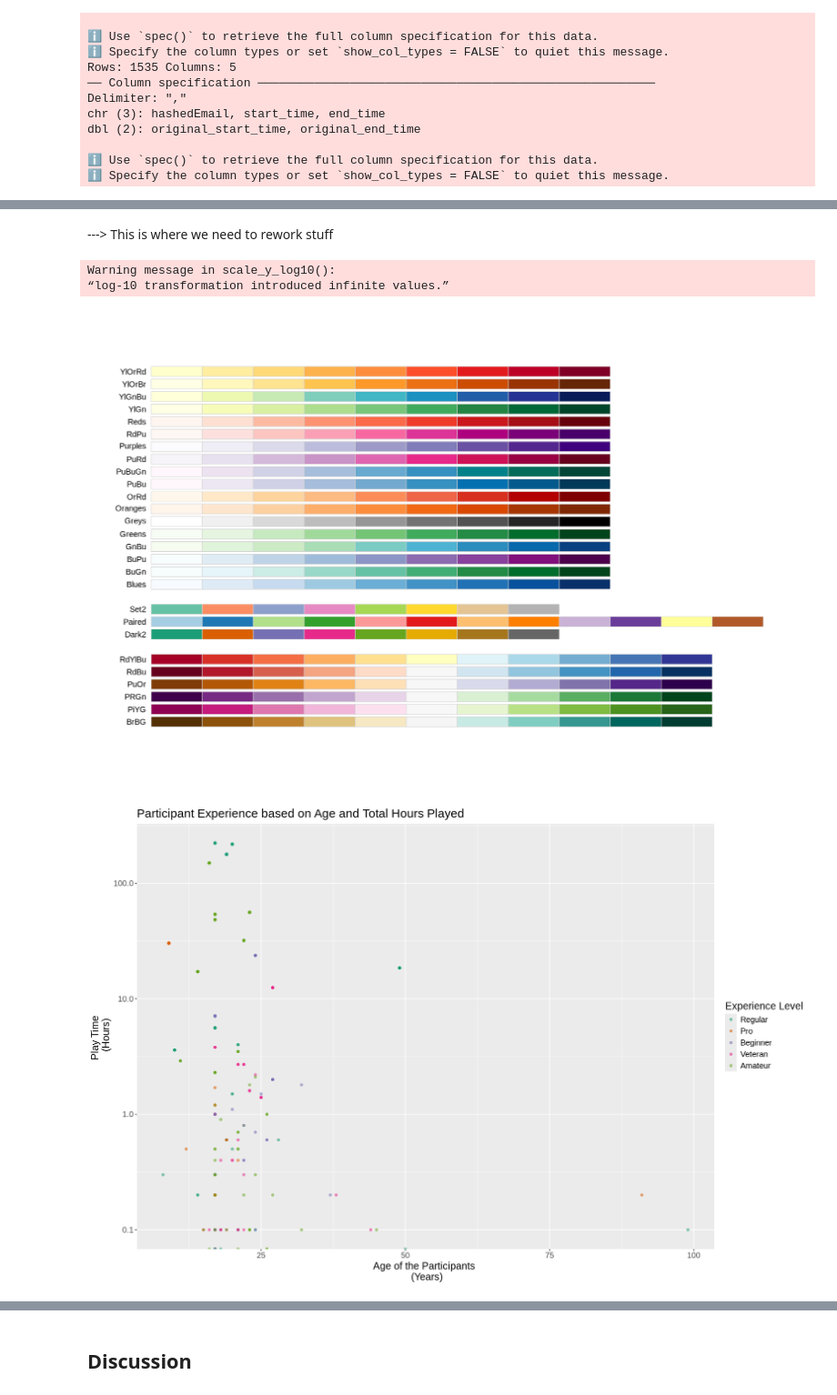
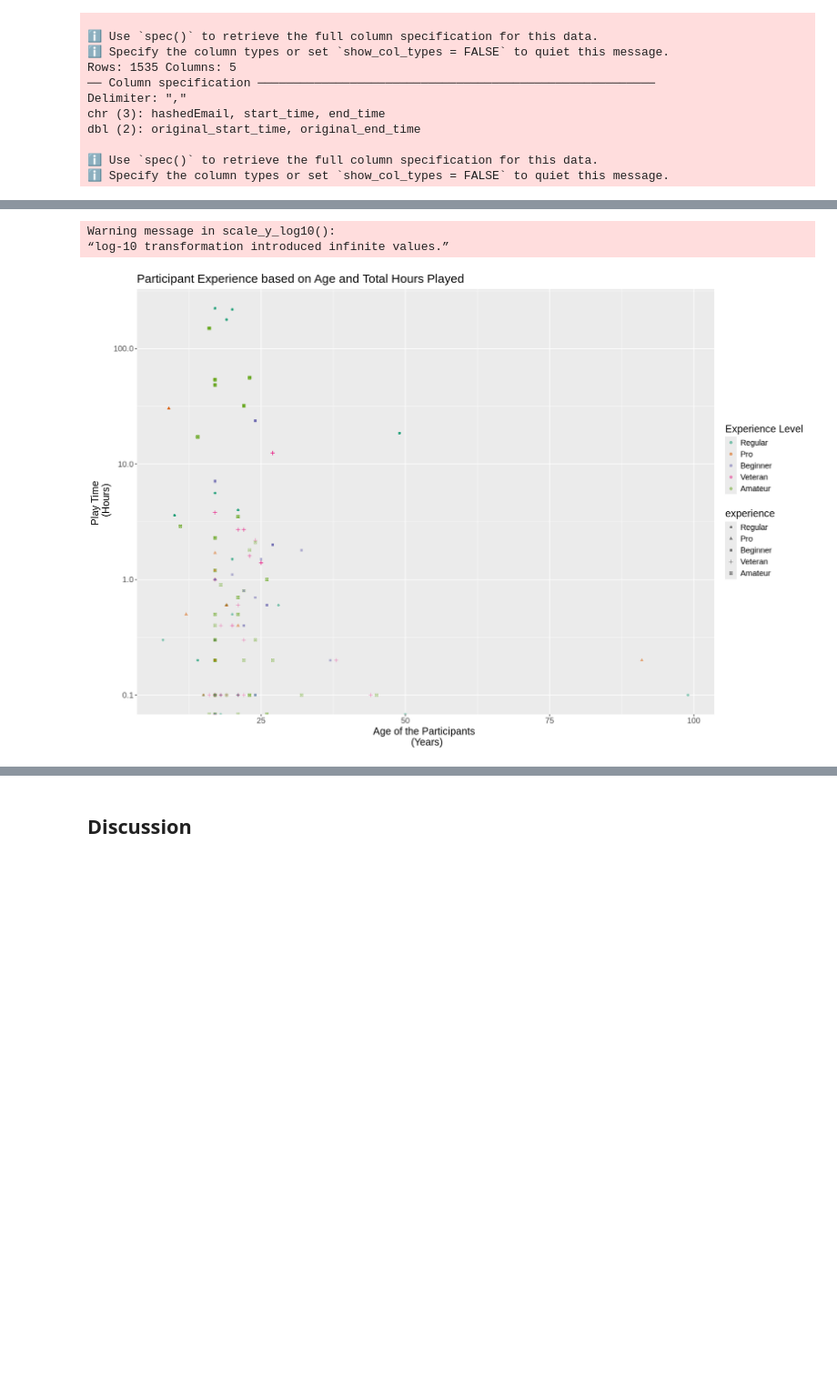
Before and after one commit to EtanSun/DSCI_100_Project, a Jupyter notebook: project.ipynb, the cells around one changed output, grey strips where cells are left out. Shown at 91% size. Cells and saved outputs as stored; diff of their text form; code cells hidden in the pictures; blank space fills up the shorter version.

Commit message:
Methods and Results
Added a narration of the first few steps, need to finish the rest. Currently, we're at 741 words. Stopped at Wrangling.

```diff
--- a/project.ipynb
+++ b/project.ipynb
@@ -103,33 +121,19 @@ dbl (2): original_start_time, original_end_time
 # %%
-#Setting the Seed
+#Setting the seed. (1)
 set.seed (100)
 
+#Wrangling the data - Begin by merging sessions.csv and players.csv together based on matching values of the hashedEmail variable. (2)
+playdate <- merge (x = players, y = sessions, by = "hashedEmail", all = TRUE)
 
-#Wrangling the data - Begin with removing unknown columns in players
-players_no_unknown <- players |>
-select (-individualId, -organizationName)
+#Selecting the columns of interest (experience, played_hours, age). (3)
+playdate_select <- playdate |>
+select (experience, played_hours, age)
 
-#Merging sessions and players_no_unknown together based on matches of the hashedEmail observation
-playdate <- merge (x = players_no_unknown, y = sessions, by = "hashedEmail", all = TRUE)
+#Remove all values of "played_hours" that equal to 0. (4)
+playdate_final <- playdate_select |>
+filter (played_hours > 0)
 
-#Select the columns of interest (experience, played_hours, age, start_time, end_time)
-playdate_select <- playdate |>
-select (experience, played_hours, age, start_time, end_time)
-
-#Remove all instances where the start time or end time is NA. These individuals did not input any time and logged irrelevant playtime data.
-playdate_no_NA <- playdate_select |>
-filter (start_time != "NA", end_time != "NA")
-
-#Convert start_time and end_time to a proper date-time format that R recognizes as dates and times.
- playdate_time <- playdate_no_NA |>
-mutate (start_time = as.POSIXct (start_time, format = "%d/%m/%Y %H:%M")) |>
-mutate (end_time = as.POSIXct (end_time, format = "%d/%m/%Y %H:%M"))
-
-#Obtain the difference varaible in start and end time with the difftime() function
-playdate_diff <- playdate_time |>
-mutate (difference = difftime (end_time, start_time, units = "mins"))
-
-#Finally, display the first and last 5 rows
-head(playdate_diff)
-tail(playdate_diff)
+#Printing out the first and last 6 rows to see what we are working with. (5)
+head(playdate_final, 6)
+tail (playdate_final, 6)
 # %% [output]
@@ -154,30 +158,25 @@ A data.frame: 6 × 6
-# %% [markdown]
----> This is where we need to rework stuff
 # %%
 #Copy and reword this code if we don't need start_time, end_time, and difference:
 options (repr.plot.width = 15, repr.plot.height = 10)
 
 
 #Final Cleaning of the data and turning the experience variable to a categorical variable
 playdate_final <- playdate_diff |>
 select (experience:age) |>
 mutate (experience = as_factor(experience))
 
-display.brewer.all (colorblindFriendly = TRUE)
-
 #Creating a visualization to see what we're working with; x = age as it is independent, y = played_hours as it might change based on age
 playdate_vision <- playdate_final |>
-ggplot (aes(x = age, y = played_hours, color = experience)) +
+ggplot (aes(x = age, y = played_hours, color = experience, shape = experience)) +
 geom_point(alpha = 0.5) +
 scale_color_brewer (palette = "Dark2") +
 labs (x = "Age of the Participants \n (Years)", y = "Play Time \n (Hours)", title = "Participant Experience based on Age and Total Hours Played"
       , color = "Experience Level") +
 theme (text = element_text (size = 15)) +
 scale_y_log10 ()
 
 playdate_vision
 # %% [output]
 Warning message in scale_y_log10():
 “log-10 transformation introduced infinite values.”
-[figure, old version]
+[figure, new version]
-[figure, removed]
```
Also changed, not shown: parts of 7 cells of this notebook.
